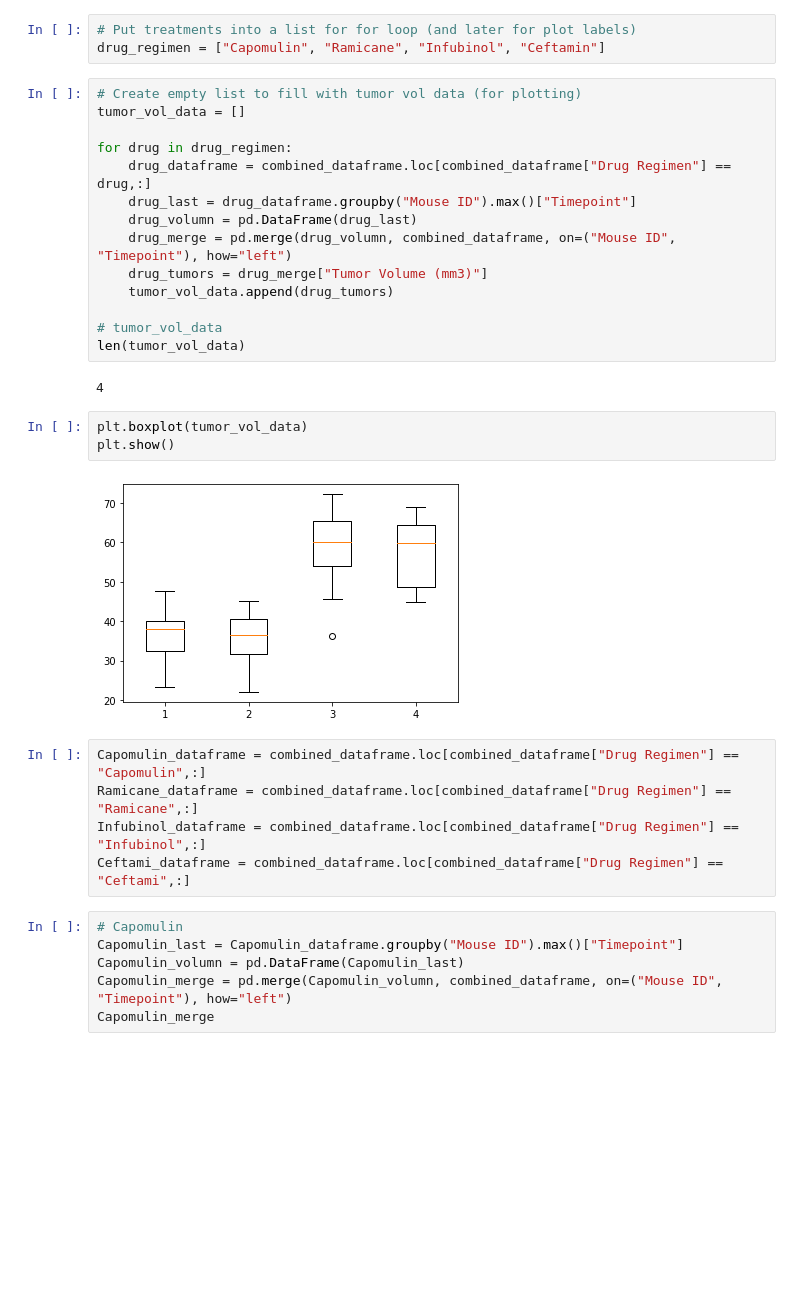
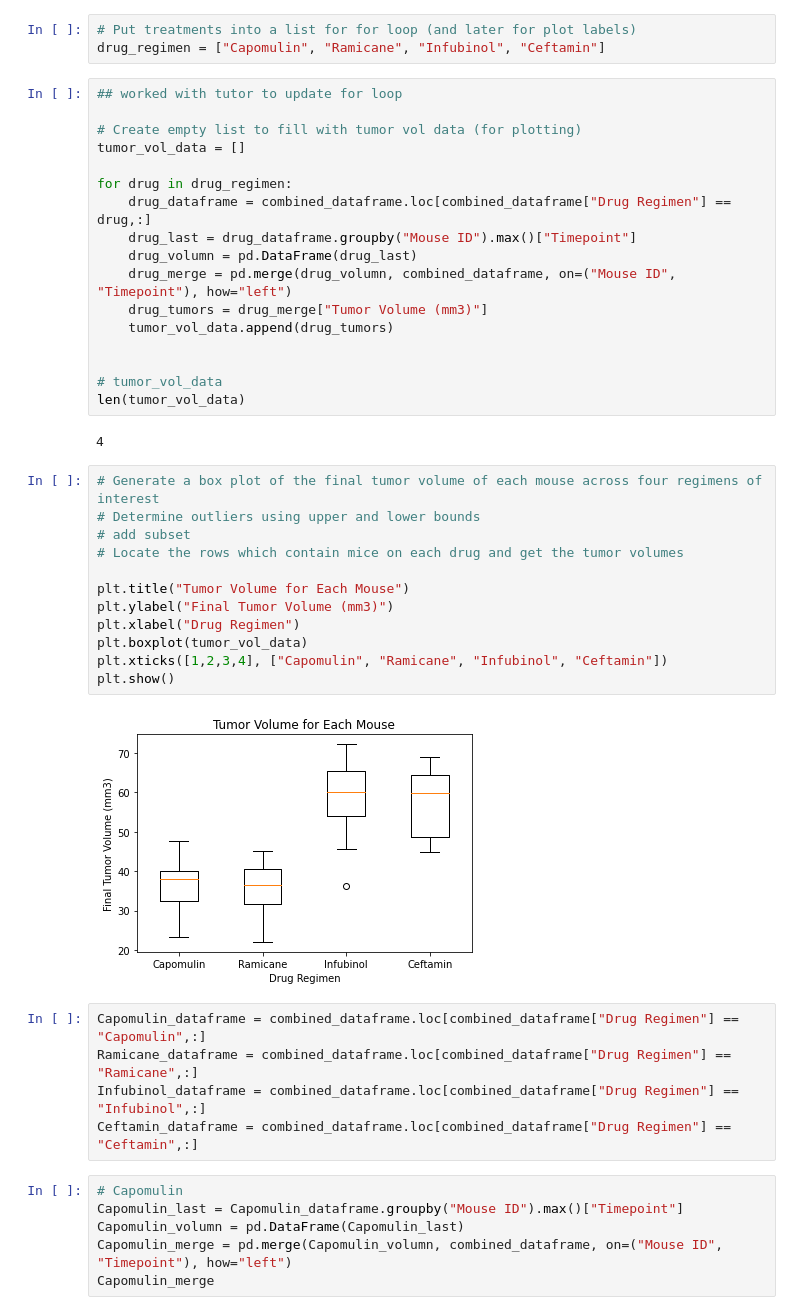
Before and after one commit to emersonmolett/Matplotlib-challenge, a Jupyter notebook: 05-Matplotlib/Instructions/Pymaceuticals/pymaceuticals_starter.ipynb, the cells around one changed output. Cells and saved outputs as stored; diff of their text form; blank space fills up the shorter version.

```diff
--- a/05-Matplotlib/Instructions/Pymaceuticals/pymaceuticals_starter.ipynb
+++ b/05-Matplotlib/Instructions/Pymaceuticals/pymaceuticals_starter.ipynb
@@ -481,6 +484,8 @@ merge_greatest_time_point_original
 # Put treatments into a list for for loop (and later for plot labels)
 drug_regimen = ["Capomulin", "Ramicane", "Infubinol", "Ceftamin"]
 # %%
+## worked with tutor to update for loop
+
 # Create empty list to fill with tumor vol data (for plotting)
 tumor_vol_data = []
 
@@ -492,20 +497,30 @@ for drug in drug_regimen:
     drug_tumors = drug_merge["Tumor Volume (mm3)"]
     tumor_vol_data.append(drug_tumors)
 
+
 # tumor_vol_data
 len(tumor_vol_data)
 # %% [output]
 4
-# %%
-plt.boxplot(tumor_vol_data)
-plt.show()
-# %% [output]
-[figure, removed]
+# %%
+# Generate a box plot of the final tumor volume of each mouse across four regimens of interest
+# Determine outliers using upper and lower bounds
+# add subset
+# Locate the rows which contain mice on each drug and get the tumor volumes
+
+plt.title("Tumor Volume for Each Mouse")
+plt.ylabel("Final Tumor Volume (mm3)")
+plt.xlabel("Drug Regimen")
+plt.boxplot(tumor_vol_data)
+plt.xticks([1,2,3,4], ["Capomulin", "Ramicane", "Infubinol", "Ceftamin"])
+plt.show()
+# %% [output]
+[figure, added]
 # %%
 Capomulin_dataframe = combined_dataframe.loc[combined_dataframe["Drug Regimen"] == "Capomulin",:]
 Ramicane_dataframe = combined_dataframe.loc[combined_dataframe["Drug Regimen"] == "Ramicane",:]
 Infubinol_dataframe = combined_dataframe.loc[combined_dataframe["Drug Regimen"] == "Infubinol",:]
-Ceftami_dataframe = combined_dataframe.loc[combined_dataframe["Drug Regimen"] == "Ceftami",:]
+Ceftamin_dataframe = combined_dataframe.loc[combined_dataframe["Drug Regimen"] == "Ceftamin",:]
 # %%
 # Capomulin
 Capomulin_last = Capomulin_dataframe.groupby("Mouse ID").max()["Timepoint"]
```
Also changed, not shown: parts of 22 cells of this notebook.
